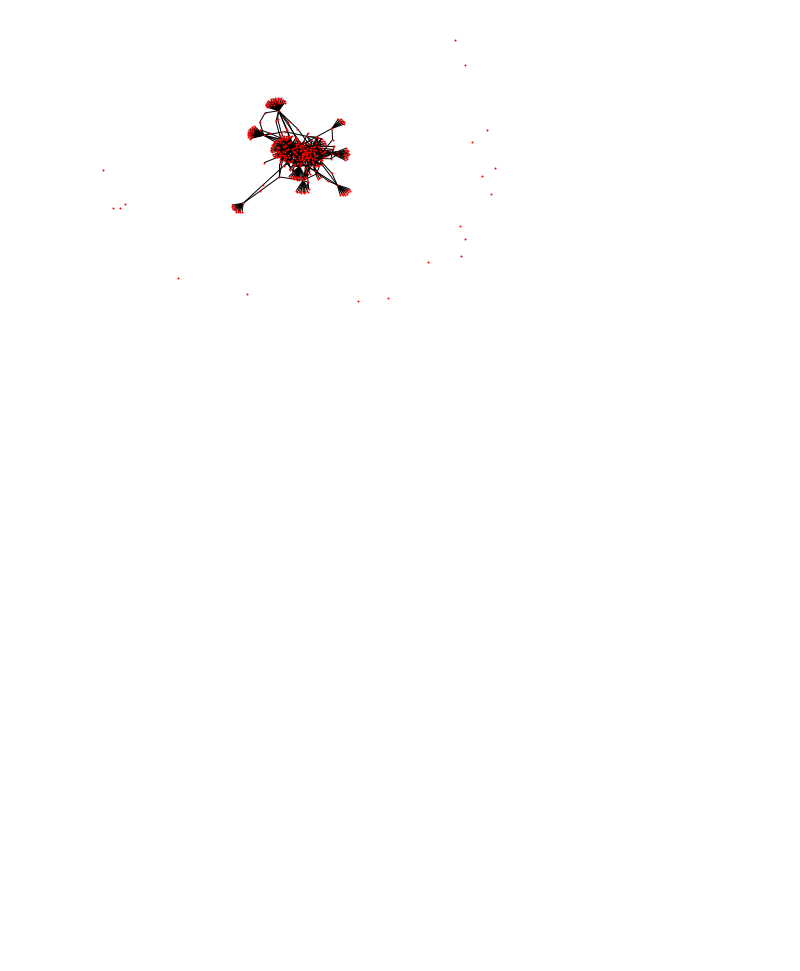
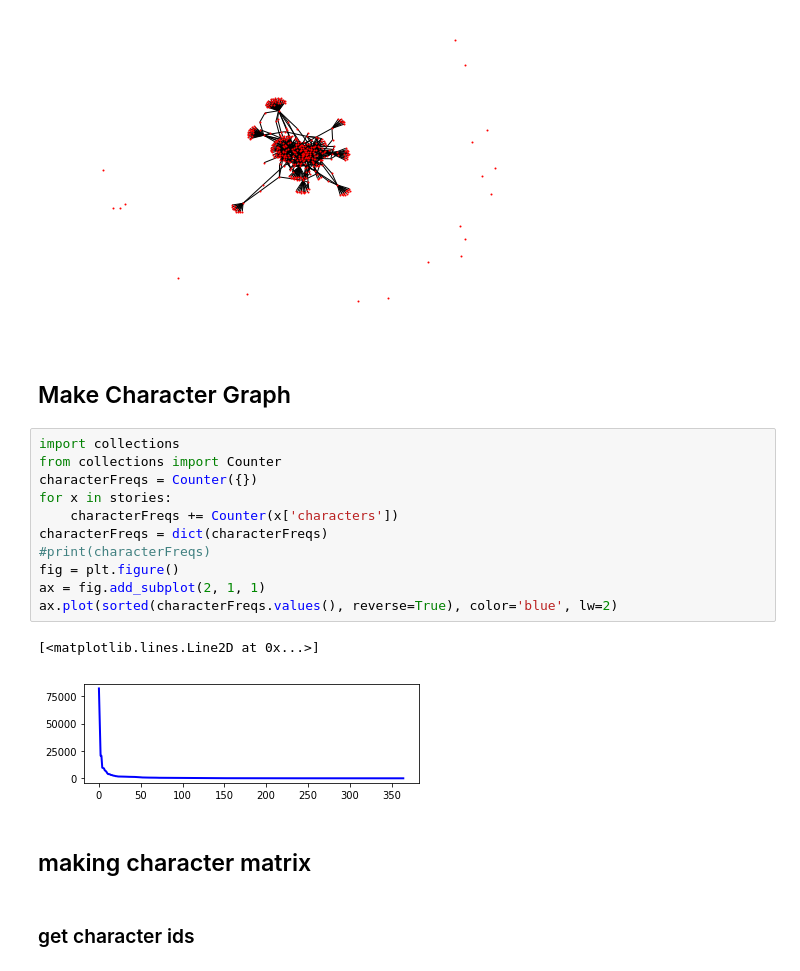
Before and after one commit to 470project/webcrawler, a Jupyter notebook: ResultsAggregation.ipynb, the cells around one changed output. Saved outputs shown, nothing was run; the diff lists cells and outputs as text; blank space fills up the shorter version.

Commit message:
did some character clustering stuff

```diff
--- a/ResultsAggregation.ipynb
+++ b/ResultsAggregation.ipynb
@@ -154,3 +155,23 @@ def show_graph(adjacency_matrix):
 show_graph(matrix)
 # %% [output]
 [figure]
+# %% [markdown]
+## Make Character Graph
+# %%
+import collections
+from collections import Counter
+characterFreqs = Counter({})
+for x in stories:
+    characterFreqs += Counter(x['characters'])
+characterFreqs = dict(characterFreqs)
+#print(characterFreqs)
+fig = plt.figure()
+ax = fig.add_subplot(2, 1, 1)
+ax.plot(sorted(characterFreqs.values(), reverse=True), color='blue', lw=2)
+# %% [output]
+[<matplotlib.lines.Line2D at 0x...>]
+[figure, added]
+# %% [markdown]
+## making character matrix
+# %% [markdown]
+### get character ids
```
Also changed, not shown: parts of 19 cells of this notebook.
